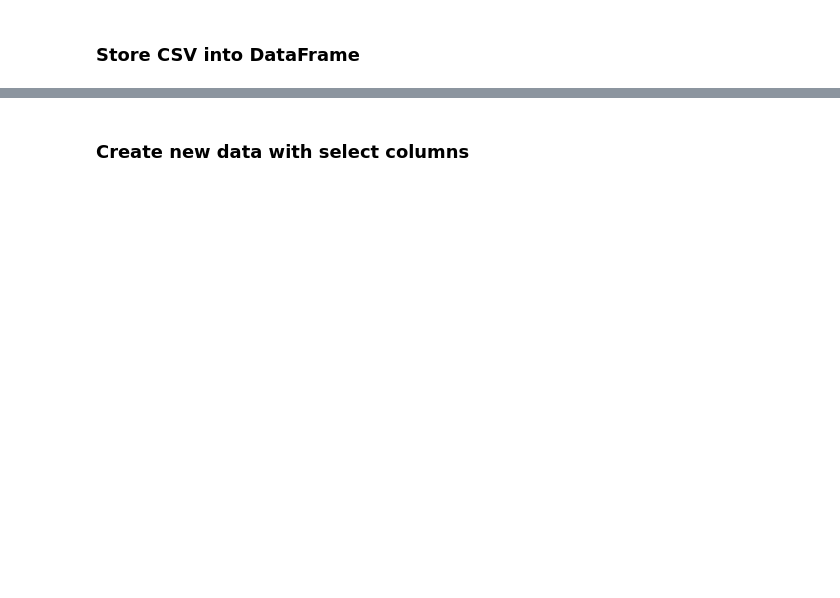
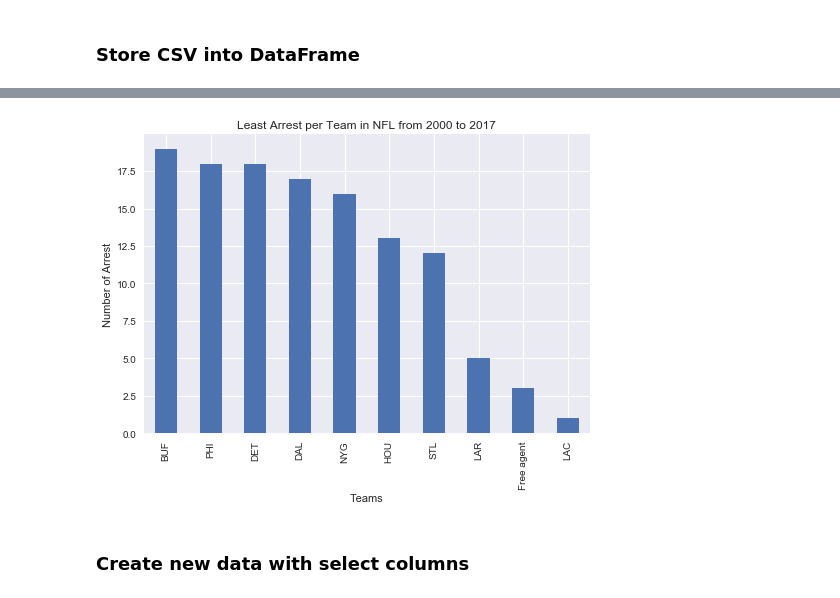
Before and after one commit to rlkennye/ETL, a Jupyter notebook: NFL.ipynb, the cells around one changed output, grey strips where cells are left out. Cells and saved outputs as stored; diff of their text form; code cells hidden in the pictures; blank space fills up the shorter version.

```diff
--- a/NFL.ipynb
+++ b/NFL.ipynb
@@ -17,3 +32,15 @@ arrest_data_df.head()
+# %%
+# Plot Teams with the least common cases (ie arrest)
+team_arrests = arrest_data_df["TEAM"].value_counts()
+#print(team_arrests.tail(10))
+
+team_arrests.tail(10).plot.bar(arrest_data_df["TEAM"].value_counts())
+plt.title('Least Arrest per Team in NFL from 2000 to 2017')
+plt.ylabel('Number of Arrest')
+plt.xlabel('Teams')
+plt.savefig('Least_arrest.PNG')
+# %% [output]
+[figure, added]
 # %% [markdown]
 <h3>Create new data with select columns</h3>
 # %%
```
Also changed, not shown: parts of 11 cells of this notebook, 2 other files.
